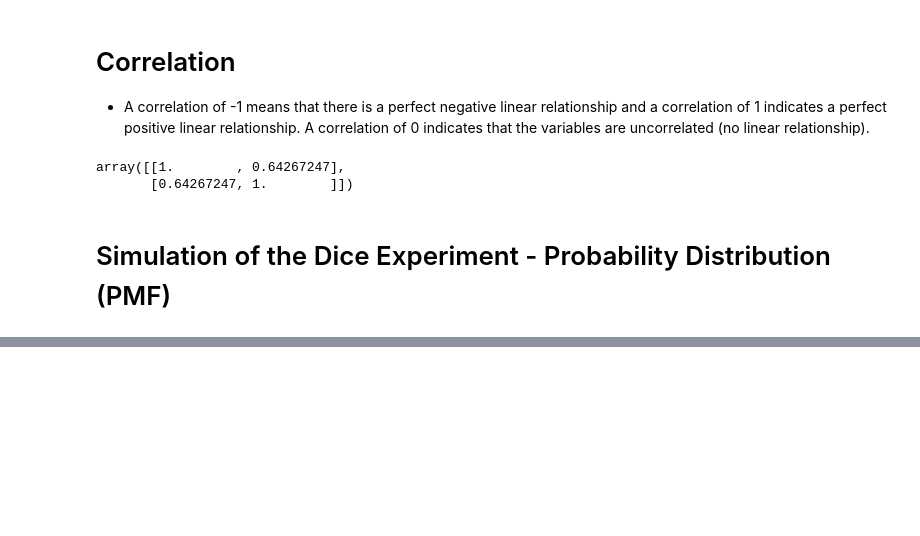
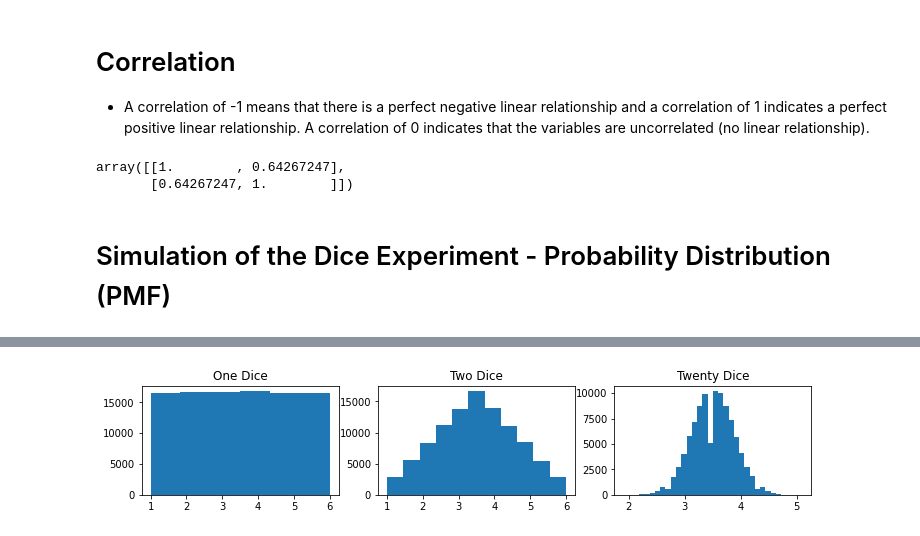
Before and after one commit to sumitkmr93/EssentialMath, a Jupyter notebook: covariance_correlation.ipynb, the cells around one changed output, grey strips where cells are left out. Drawn from its saved outputs; the diff is of its cells as text; code cells hidden in the pictures; blank space fills up the shorter version.

```diff
--- a/covariance_correlation.ipynb
+++ b/covariance_correlation.ipynb
@@ -110,0 +197,28 @@ plt.stem(val, counts/len(throws), basefmt='C2-', use_line_collection=True)
+# %%
+# Discrete Distribution
+
+def discrete_distribution(n_dice):
+    n_trials = 100000
+    all_trials = np.zeros(n_trials)
+    for i in range(n_trials):
+        all_dice = np.zeros(n_dice)
+        for dice in range(n_dice):
+            all_dice[dice] = np.random.choice([1,2,3,4,5,6])
+        all_trials[i] = all_dice.mean()
+
+    return all_trials
+
+rand_var_dice_1 = discrete_distribution(1)
+rand_var_dice_2 = discrete_distribution(2)
+rand_var_dice_20 = discrete_distribution(20)
+
+f, ax = plt.subplots(1,3, figsize=[12,2])
+ax[0].hist(rand_var_dice_1, bins=6)
+ax[1].hist(rand_var_dice_2, bins=11)
+ax[2].hist(rand_var_dice_20, bins=34)
+ax[0].set_title("One Dice")
+ax[1].set_title("Two Dice")
+ax[2].set_title("Twenty Dice")
+plt.show()
+# %% [output]
+[figure, added]
```
Also changed, not shown: parts of 10 cells of this notebook.
